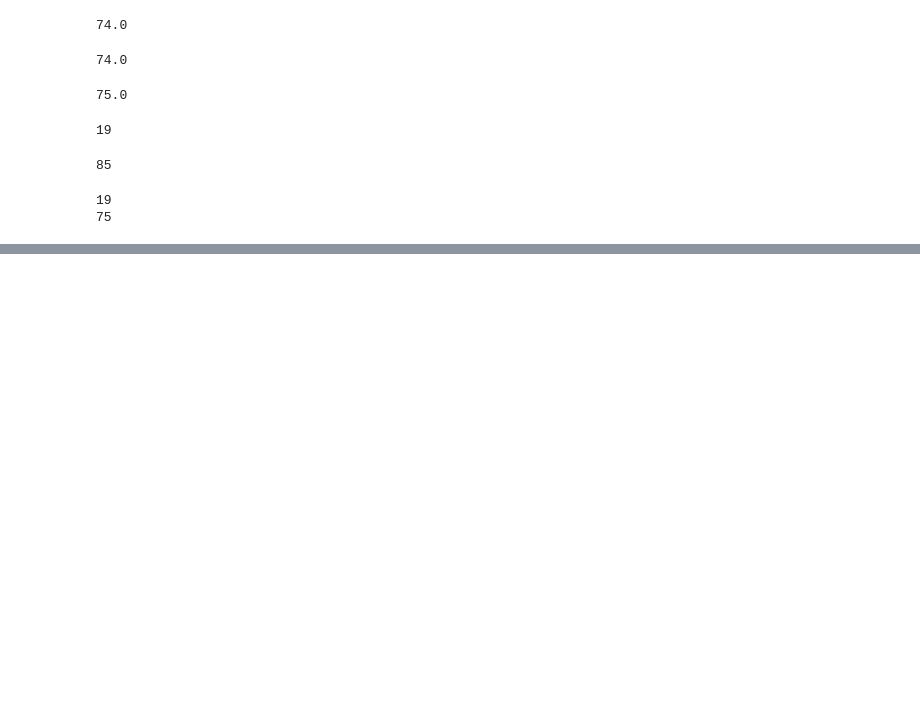
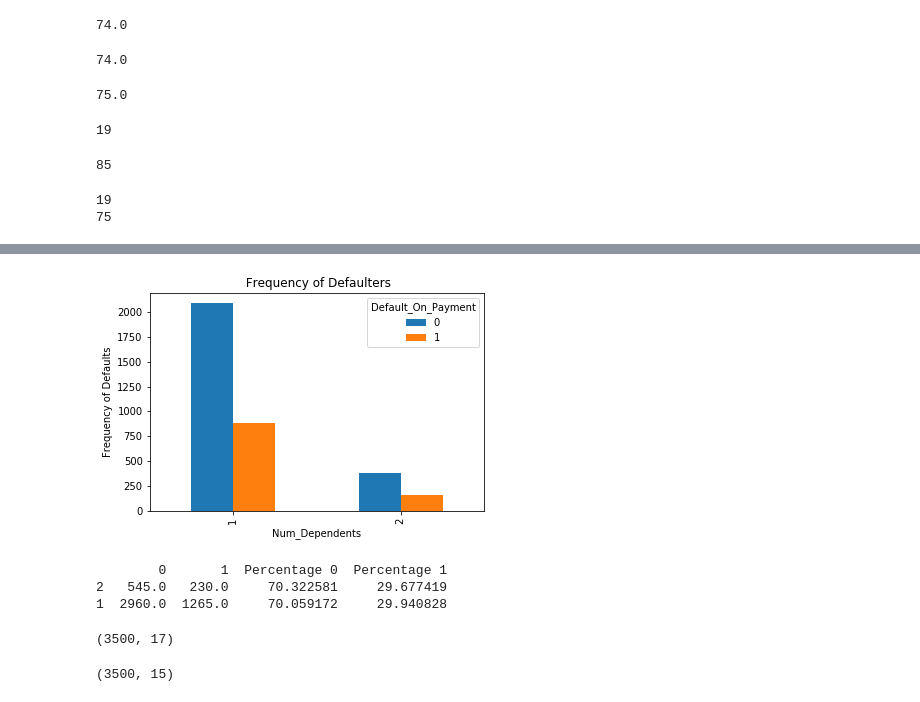
Before and after one commit to SreekarKaja/loan_defaulter_prediction, a Jupyter notebook: logistic regression for bank defaulter-checkpoint.ipynb, the cells around one changed output, grey strips where cells are left out. Cells and saved outputs as stored; diff of their text form; code cells hidden in the pictures; blank space fills up the shorter version.

```diff
--- a/logistic regression for bank defaulter-checkpoint.ipynb
+++ b/logistic regression for bank defaulter-checkpoint.ipynb
@@ -222,0 +309,34 @@ print(max(df.Age))
+# %%
+pd.crosstab(data.Num_Dependents,data.Default_On_Payment).plot(kind='bar')
+plt.title(' Frequency of Defaulters')
+plt.xlabel('Num_Dependents')
+plt.ylabel('Frequency of Defaults')
+plt.savefig('dflt_fre_job')
+plt.show()
+# %% [output]
+[figure, added]
+# %%
+def get_Percent(col,df):
+    grps=df.groupby([col,'Default_On_Payment'])
+    df2=pd.DataFrame()
+    for name,group in grps:
+        df2.loc[name[0],name[1]]=len(group)
+    df2['Percentage 0'] = df2[0]*100 / (df2[0] + df2[1])
+    df2['Percentage 1'] = df2[1]*100 / (df2[0] + df2[1])
+    print(df2.sort_values(by='Percentage 1'))
+
+cols = ['Num_Dependents']
+for col in cols:
+    get_Percent(col,df_base)
+
+df.shape
+# %% [output]
+        0       1  Percentage 0  Percentage 1
+2   545.0   230.0     70.322581     29.677419
+1  2960.0  1265.0     70.059172     29.940828
+(3500, 17)
+# %%
+df=df.drop(['Customer_ID','Num_Dependents'],axis=1)
+df.shape
+# %% [output]
+(3500, 15)
```
Also changed, not shown: parts of 31 cells of this notebook, 2 other files.
